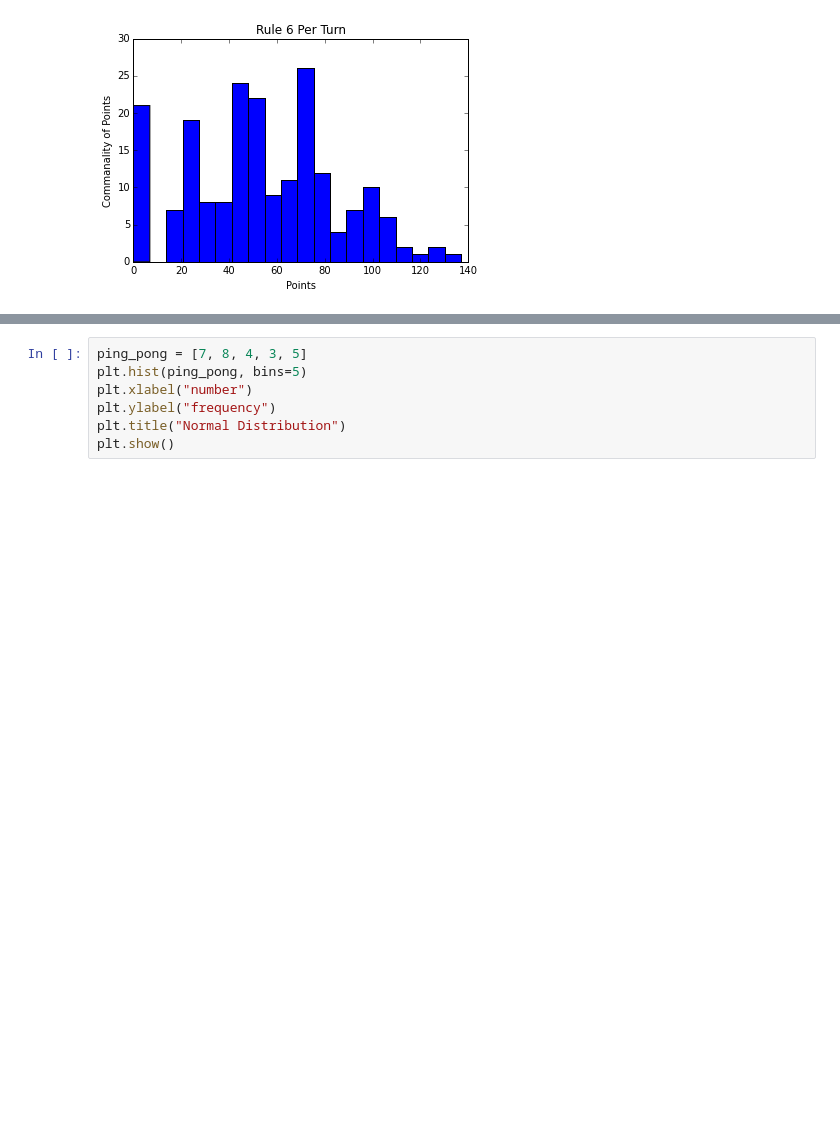
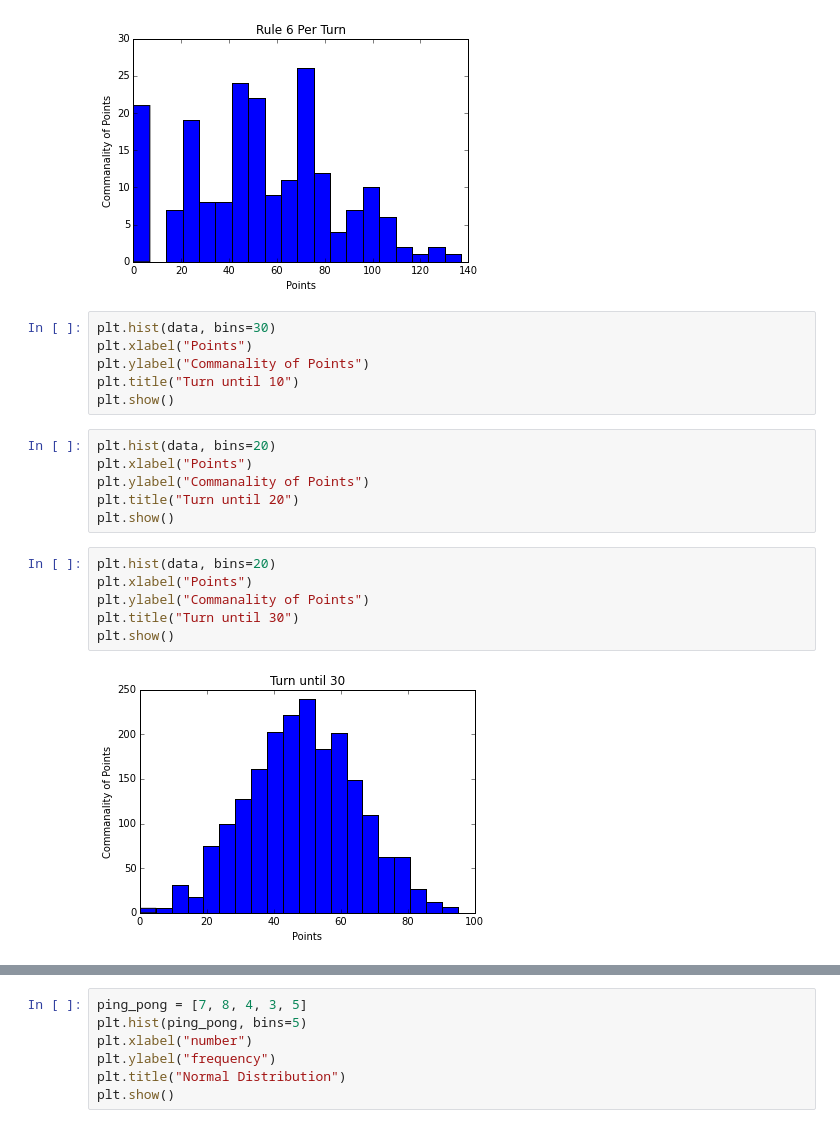
Before and after one commit to bekkblando/utimate-pig, a Jupyter notebook: PIG.ipynb, the cells around one changed output, grey strips where cells are left out. Drawn from its saved outputs; the diff is of its cells as text; blank space fills up the shorter version.

```diff
--- a/PIG.ipynb
+++ b/PIG.ipynb
@@ -65,3 +79,23 @@ plt.title("Rule 6 Per Turn")
 plt.show()
 # %% [output]
 [figure]
+# %%
+plt.hist(data, bins=30)
+plt.xlabel("Points")
+plt.ylabel("Commanality of Points")
+plt.title("Turn until 10")
+plt.show()
+# %%
+plt.hist(data, bins=20)
+plt.xlabel("Points")
+plt.ylabel("Commanality of Points")
+plt.title("Turn until 20")
+plt.show()
+# %%
+plt.hist(data, bins=20)
+plt.xlabel("Points")
+plt.ylabel("Commanality of Points")
+plt.title("Turn until 30")
+plt.show()
+# %% [output]
+[figure, added]
```
Also changed, not shown: parts of 9 cells of this notebook, 1 other file.
